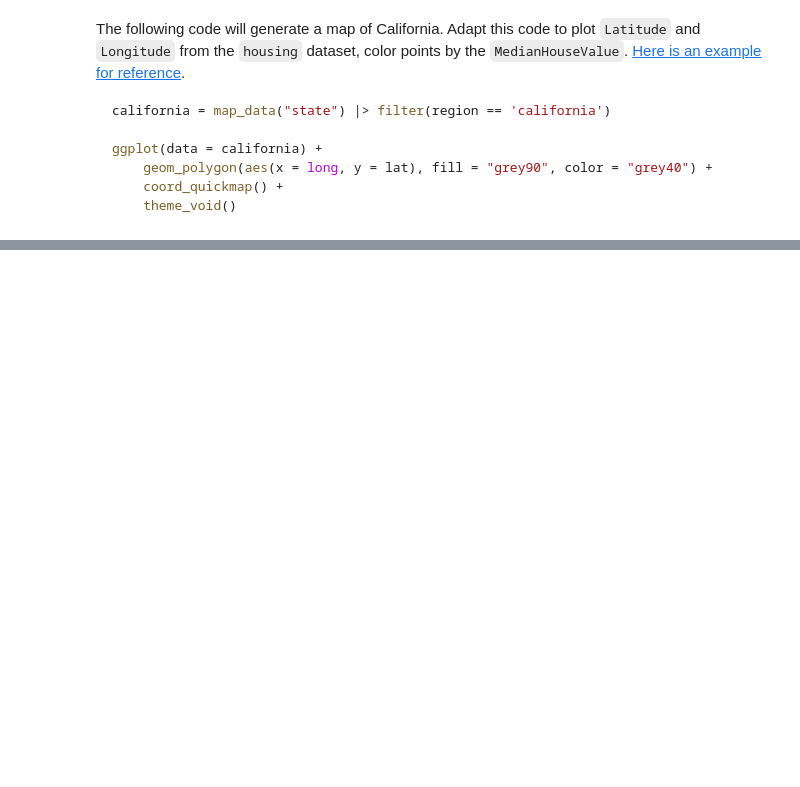
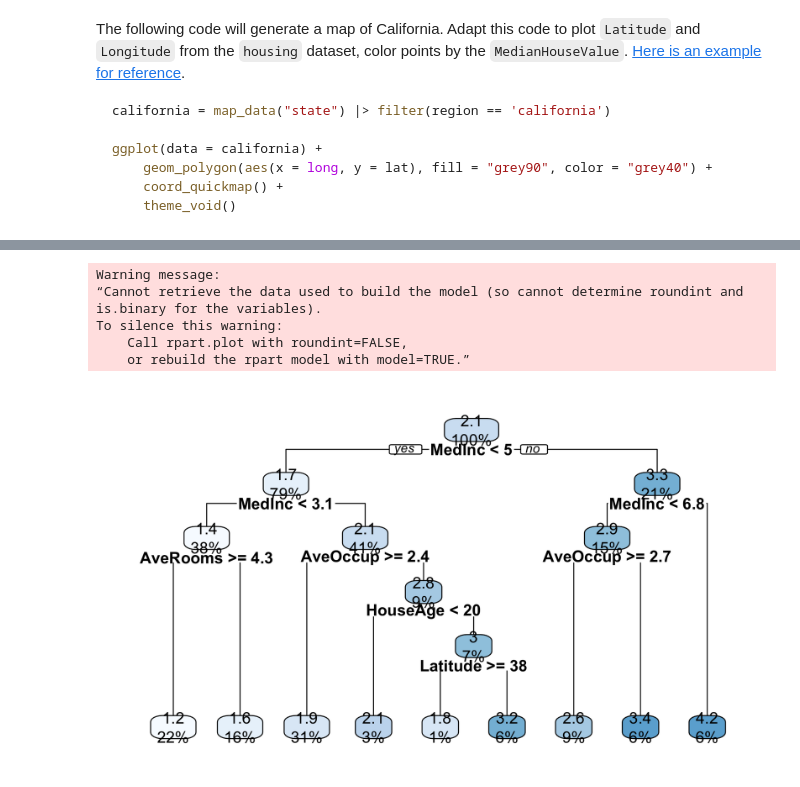
Before and after one commit to UNC-DATA-730/unit-11-assignment-williamsmaddie, a Jupyter notebook: assignment11.ipynb, the cells around one changed output, grey strips where cells are left out. Cells and saved outputs as stored; diff of their text form; code cells hidden in the pictures; blank space fills up the shorter version.

```diff
--- a/assignment11.ipynb
+++ b/assignment11.ipynb
@@ -74,0 +167,12 @@ ggplot(data = california) +
+# %%
+mod_fit2 = mod2 |> fit(MedianHouseValue ~.,data=housing)
+
+options(repr.plot.width=7, repr.plot.height=4)
+rpart.plot::rpart.plot(mod_fit2$fit)
+# %% [output]
+Warning message:
+“Cannot retrieve the data used to build the model (so cannot determine roundint and is.binary for the variables).
+To silence this warning:
+    Call rpart.plot with roundint=FALSE,
+    or rebuild the rpart model with model=TRUE.”
+[figure, added]
```
Also changed, not shown: parts of 9 cells of this notebook.
